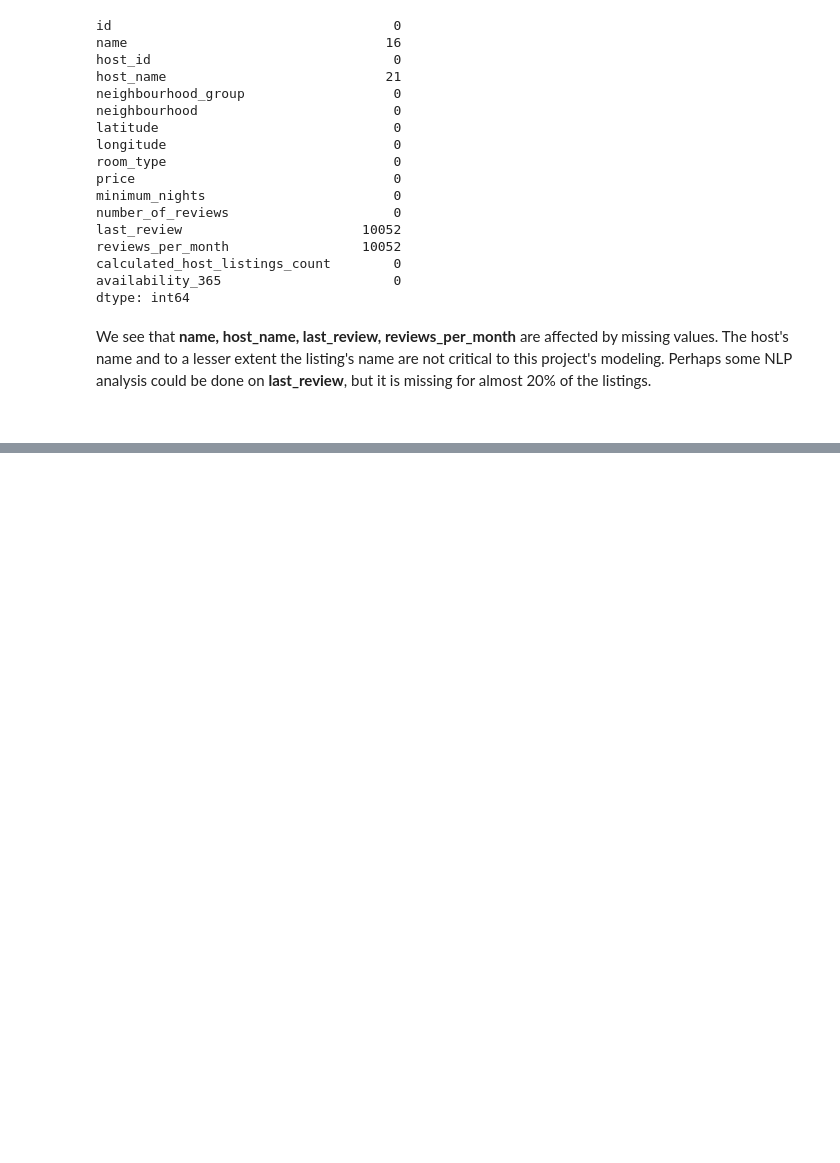
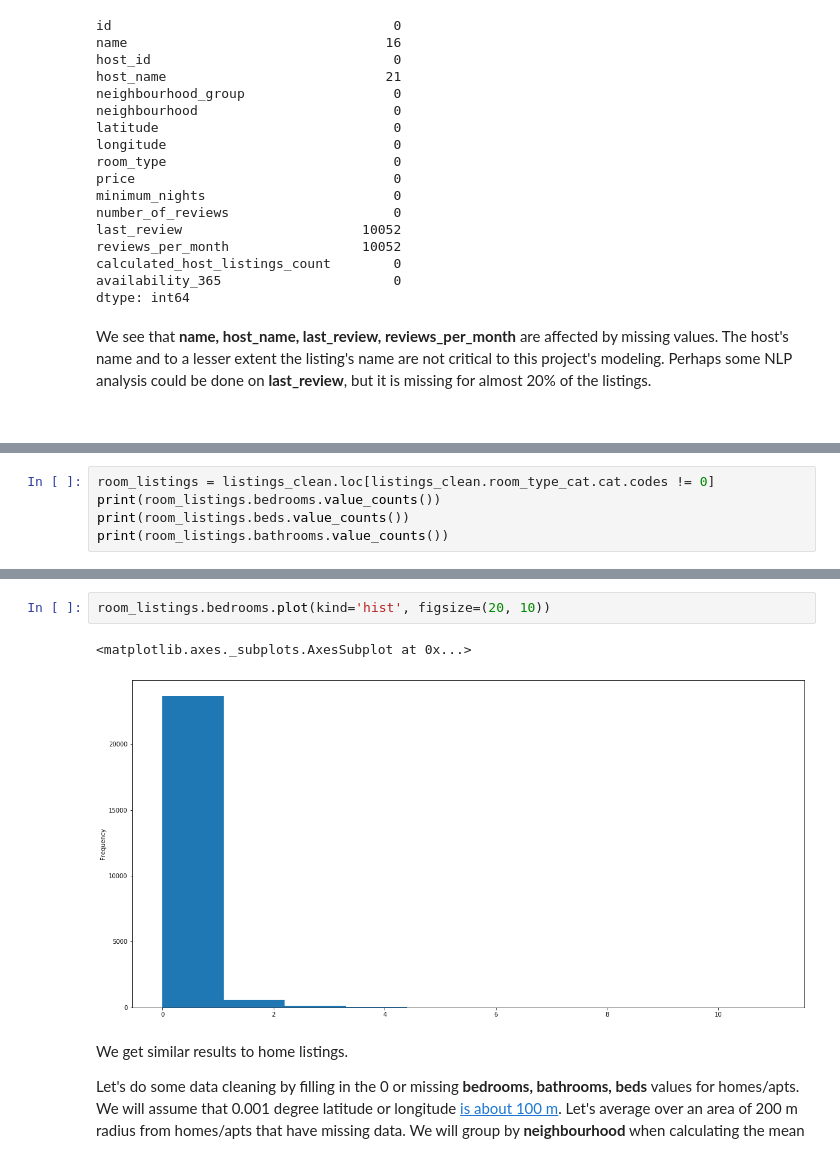
Before and after one commit to bruceplai/ml-capstone, a Jupyter notebook: airbnb.ipynb, the cells around one changed output, grey strips where cells are left out. Drawn from its saved outputs; the diff is of its cells as text; blank space fills up the shorter version.

```diff
--- a/airbnb.ipynb
+++ b/airbnb.ipynb
@@ -116,0 +313,5 @@ dtype: int64
+# %%
+room_listings = listings_clean.loc[listings_clean.room_type_cat.cat.codes != 0]
+print(room_listings.bedrooms.value_counts())
+print(room_listings.beds.value_counts())
+print(room_listings.bathrooms.value_counts())
@@ -116,0 +336,9 @@ dtype: int64
+# %%
+room_listings.bedrooms.plot(kind='hist', figsize=(20, 10))
+# %% [output]
+<matplotlib.axes._subplots.AxesSubplot at 0x...>
+[figure, added]
+# %% [markdown]
+<p>We get similar results to home listings.</p>
+
+<p>Let's do some data cleaning by filling in the 0 or missing <b>bedrooms, bathrooms, beds</b> values for homes/apts.  We will assume that 0.001 degree latitude or longitude <a href=https://gizmodo.com/how-precise-is-one-degree-of-longitude-or-latitude-1631241162">is about 100 m</a>.  Let's average over an area of 200 m radius from homes/apts that have missing data.  We will group by <b>neighbourhood</b> when calculating the mean</p>
```
Also changed, not shown: parts of 72 cells of this notebook, 2 other files.
